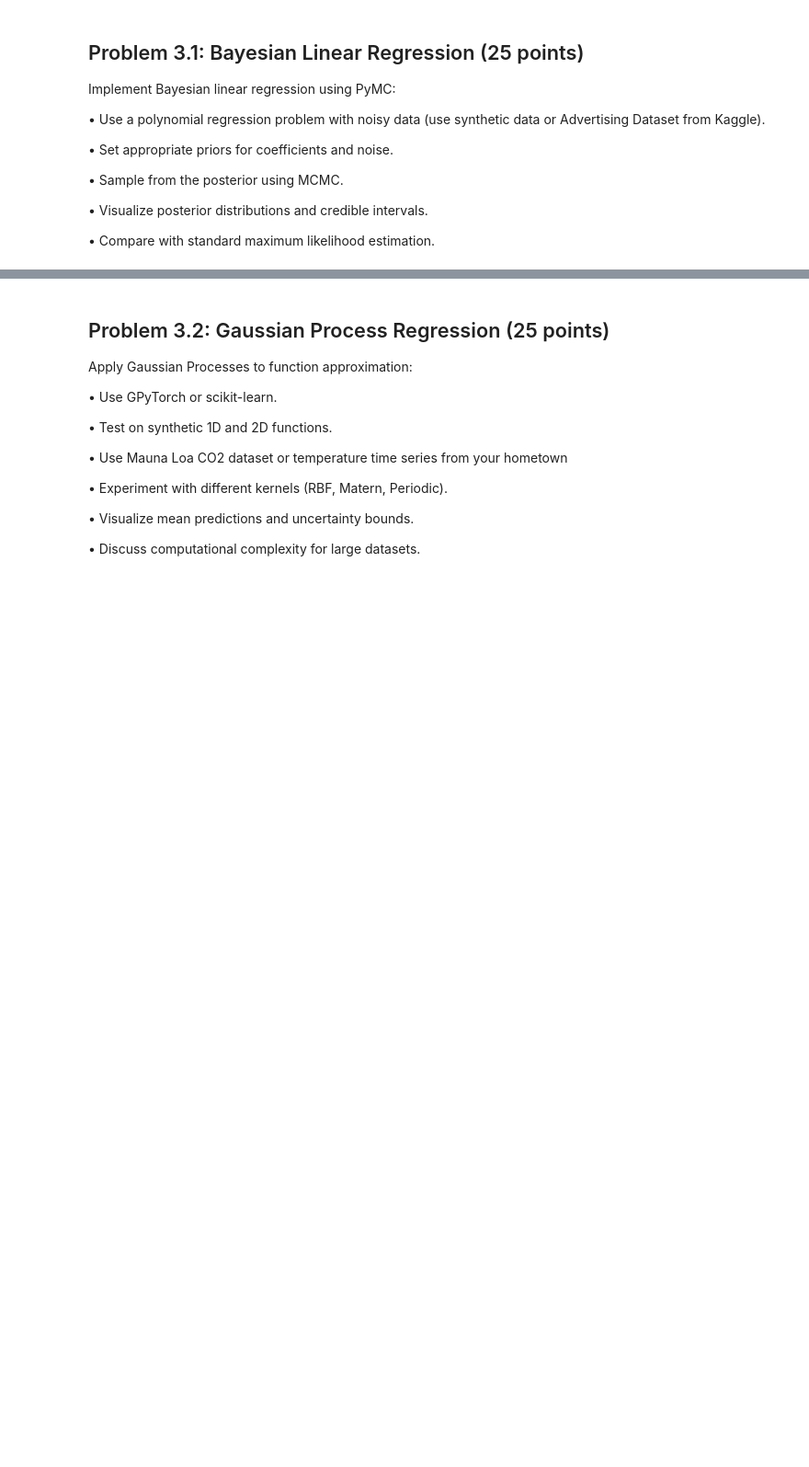
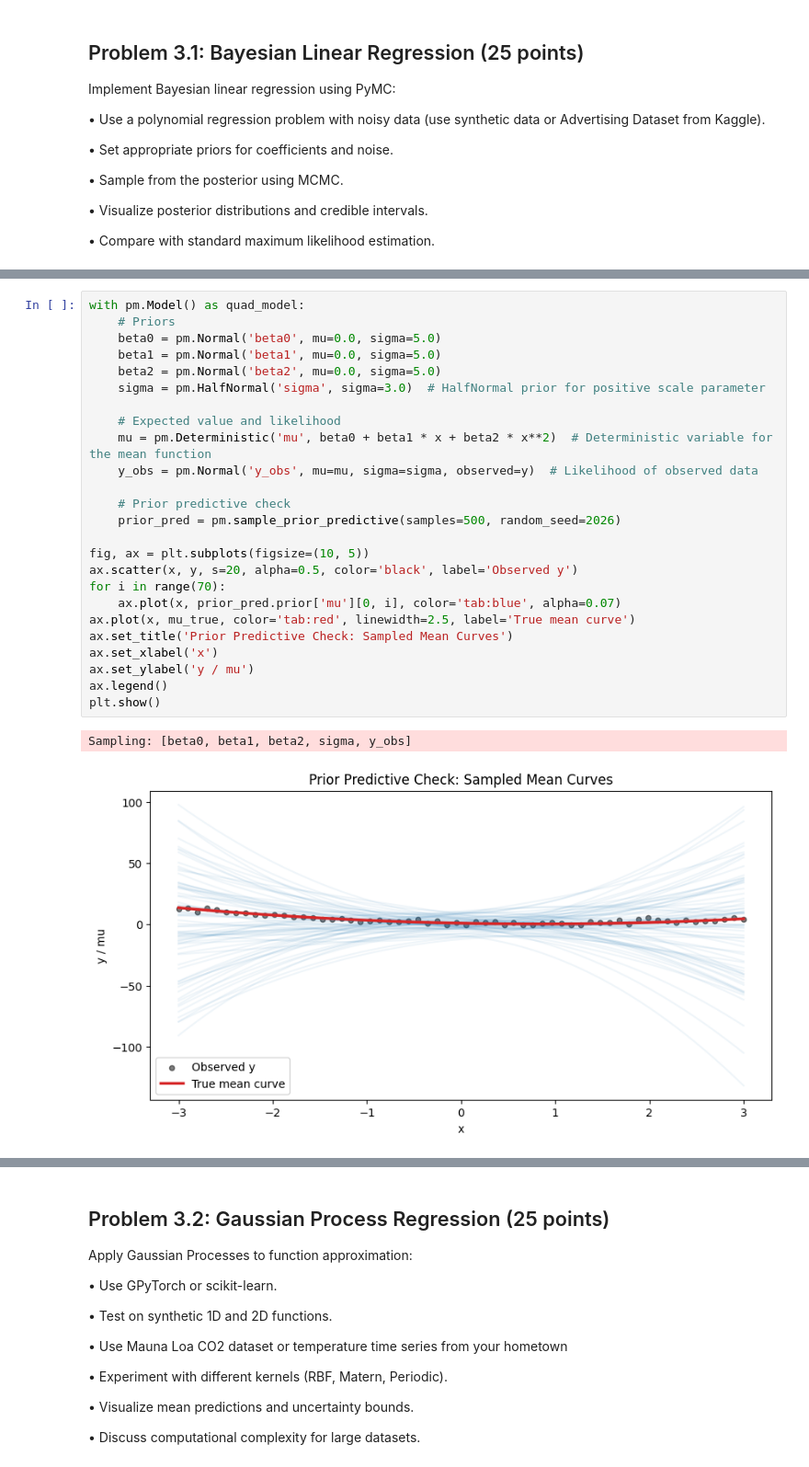
Before and after one commit to tomaszsrebniak/ML_for_data_analytics, a Jupyter notebook: Assignment3/List3.ipynb, the cells around one changed output, grey strips where cells are left out. Shown at 92% size. Saved outputs shown, nothing was run; the diff lists cells and outputs as text; blank space fills up the shorter version.

```diff
--- a/Assignment3/List3.ipynb
+++ b/Assignment3/List3.ipynb
@@ -19,0 +82,28 @@ SEED = 123
+# %%
+with pm.Model() as quad_model:
+    # Priors
+    beta0 = pm.Normal('beta0', mu=0.0, sigma=5.0)
+    beta1 = pm.Normal('beta1', mu=0.0, sigma=5.0)
+    beta2 = pm.Normal('beta2', mu=0.0, sigma=5.0)
+    sigma = pm.HalfNormal('sigma', sigma=3.0)  # HalfNormal prior for positive scale parameter
+
+    # Expected value and likelihood
+    mu = pm.Deterministic('mu', beta0 + beta1 * x + beta2 * x**2)  # Deterministic variable for the mean function
+    y_obs = pm.Normal('y_obs', mu=mu, sigma=sigma, observed=y)  # Likelihood of observed data
+
+    # Prior predictive check
+    prior_pred = pm.sample_prior_predictive(samples=500, random_seed=2026)
+
+fig, ax = plt.subplots(figsize=(10, 5))
+ax.scatter(x, y, s=20, alpha=0.5, color='black', label='Observed y')
+for i in range(70):
+    ax.plot(x, prior_pred.prior['mu'][0, i], color='tab:blue', alpha=0.07)
+ax.plot(x, mu_true, color='tab:red', linewidth=2.5, label='True mean curve')
+ax.set_title('Prior Predictive Check: Sampled Mean Curves')
+ax.set_xlabel('x')
+ax.set_ylabel('y / mu')
+ax.legend()
+plt.show()
+# %% [output]
+Sampling: [beta0, beta1, beta2, sigma, y_obs]
+[figure, added]
```
Also changed, not shown: parts of 7 cells of this notebook, 1 other file.
